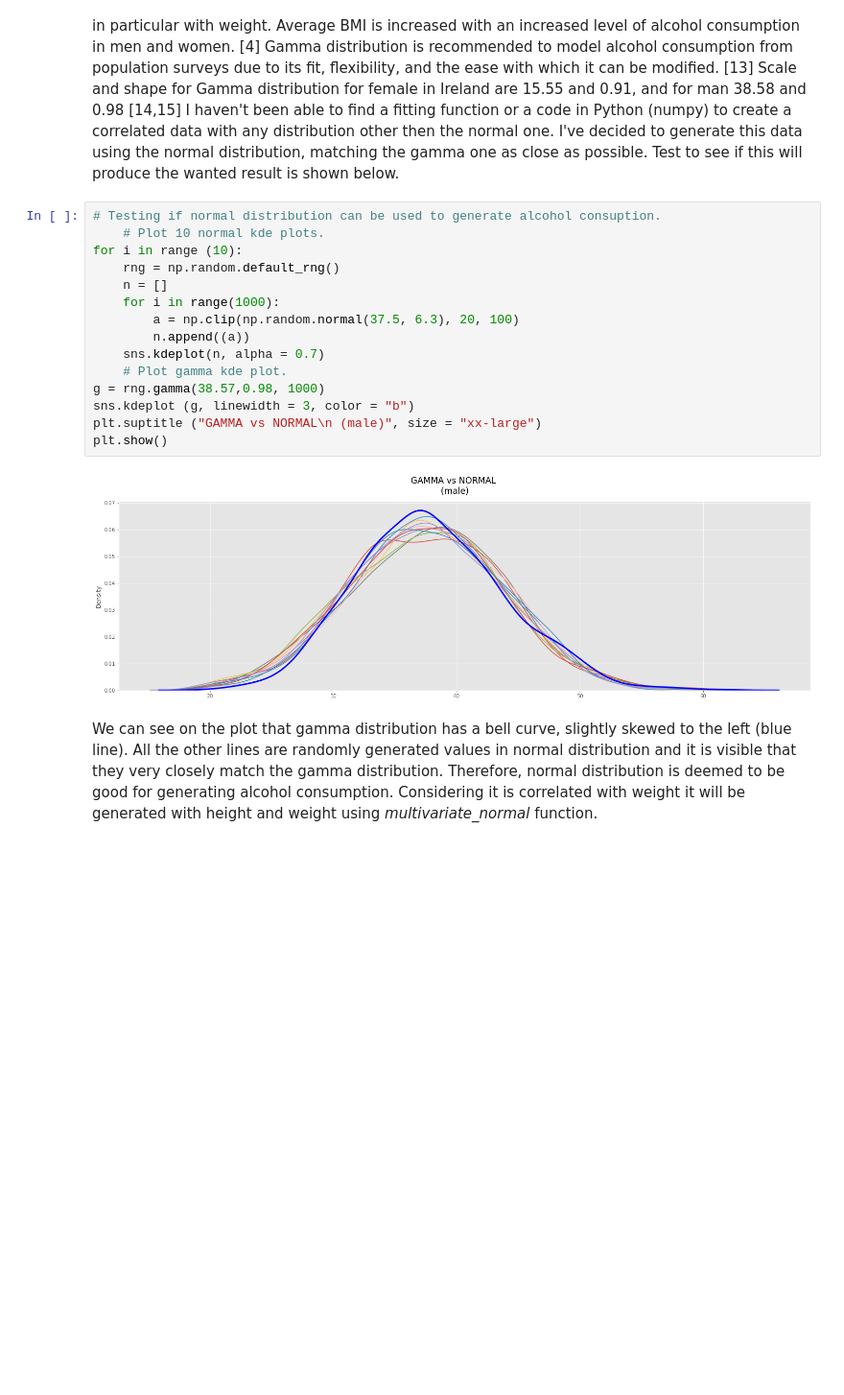
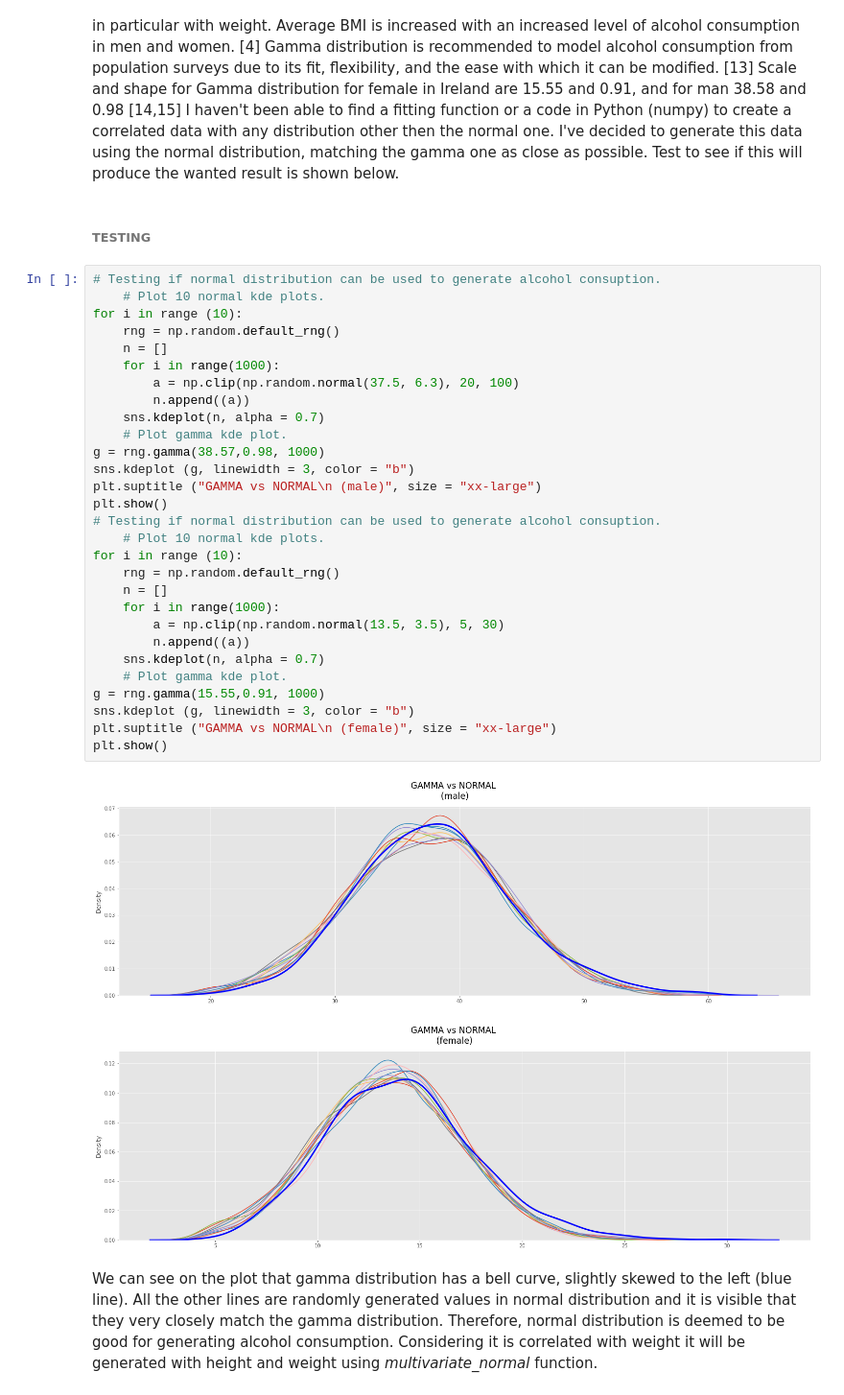
Before and after one commit to AnteDujic/Programming-for-Data-Analysis_project, a Jupyter notebook: bmi_ireland.ipynb, the cells around one changed output. Shown at 96% size. Cells and saved outputs as stored; diff of their text form; blank space fills up the shorter version.

```diff
--- a/bmi_ireland.ipynb
+++ b/bmi_ireland.ipynb
@@ -88,23 +92,40 @@ Ireland has one of the highest levels of obesity in Europe, with 60% of adults l
 #### ALCOHOL CONSUMPTION
 
 As already stated, there are researches showing how alcohol consumption is closely linked to BMI, in particular with weight. Average BMI is increased with an increased level of alcohol consumption in men and women. [4] Gamma distribution is recommended to model alcohol consumption from population surveys due to its fit, flexibility, and the ease with which it can be modified. [13] Scale and shape for Gamma distribution for female in Ireland are 15.55 and 0.91, and for man 38.58 and 0.98 [14,15] I haven't been able to find a fitting function or a code in Python (numpy) to create a correlated data with any distribution other then the normal one. I've decided to generate this data using the normal distribution, matching the gamma one as close as possible. Test to see if this will produce the wanted result is shown below.
+# %% [markdown]
+###### TESTING
 # %%
 # Testing if normal distribution can be used to generate alcohol consuption.
     # Plot 10 normal kde plots.
 for i in range (10):
     rng = np.random.default_rng()
     n = []
     for i in range(1000):
         a = np.clip(np.random.normal(37.5, 6.3), 20, 100)
         n.append((a))
     sns.kdeplot(n, alpha = 0.7)
     # Plot gamma kde plot.
 g = rng.gamma(38.57,0.98, 1000)
 sns.kdeplot (g, linewidth = 3, color = "b")
 plt.suptitle ("GAMMA vs NORMAL\n (male)", size = "xx-large")
 plt.show()
+# Testing if normal distribution can be used to generate alcohol consuption.
+    # Plot 10 normal kde plots.
+for i in range (10):
+    rng = np.random.default_rng()
+    n = []
+    for i in range(1000):
+        a = np.clip(np.random.normal(13.5, 3.5), 5, 30)
+        n.append((a))
+    sns.kdeplot(n, alpha = 0.7)
+    # Plot gamma kde plot.
+g = rng.gamma(15.55,0.91, 1000)
+sns.kdeplot (g, linewidth = 3, color = "b")
+plt.suptitle ("GAMMA vs NORMAL\n (female)", size = "xx-large")
+plt.show()
 # %% [output]
-[figure, old version]
+[figure, new version]
+[figure, added]
 # %% [markdown]
 We can see on the plot that gamma distribution has a bell curve, slightly skewed to the left (blue line). All the other lines are randomly generated values in normal distribution and it is visible that they very closely match the gamma distribution. Therefore, normal distribution is deemed to be good for generating alcohol consumption. Considering it is correlated with weight it will be generated with height and weight using *multivariate_normal* function.
 # %% [markdown]
```
Also changed, not shown: parts of 48 cells of this notebook.
